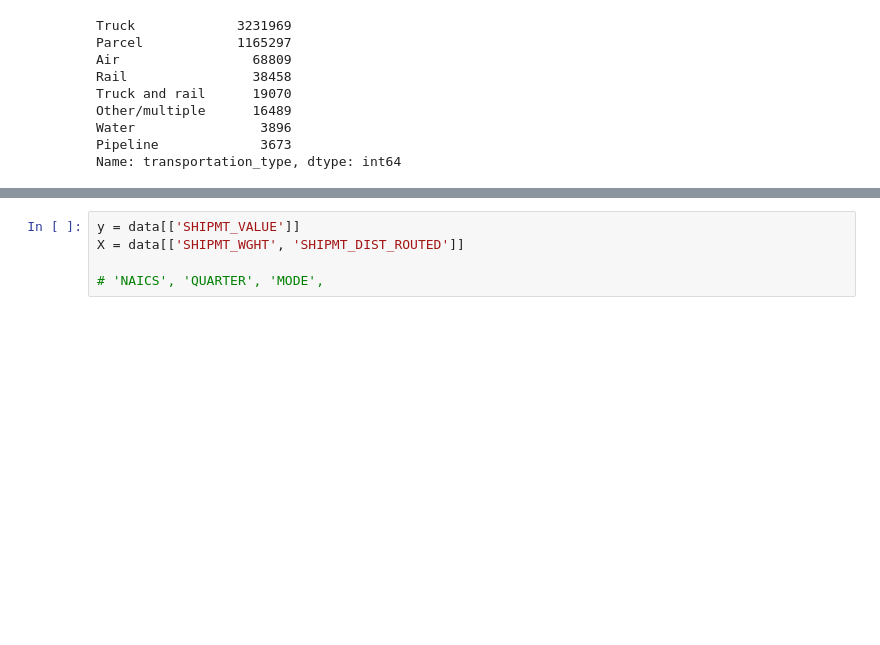
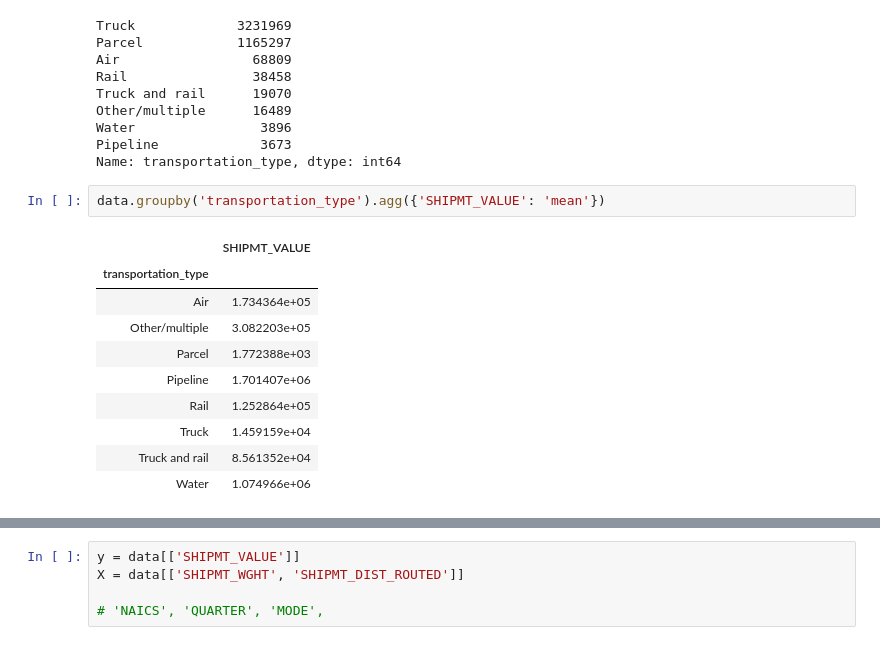
Before and after one commit to michaeleby1/commodity-flow-survey-regression, a Jupyter notebook: wip_michael.ipynb, the cells around one changed output, grey strips where cells are left out. Saved outputs shown, nothing was run; the diff lists cells and outputs as text; blank space fills up the shorter version.

```diff
--- a/wip_michael.ipynb
+++ b/wip_michael.ipynb
@@ -87,3 +105,16 @@ Other/multiple      16489
 Water                3896
 Pipeline             3673
 Name: transportation_type, dtype: int64
+# %%
+data.groupby('transportation_type').agg({'SHIPMT_VALUE': 'mean'})
+# %% [output]
+|  | SHIPMT_VALUE |
+| transportation_type |  |
+| Air | 1.734364e+05 |
+| Other/multiple | 3.082203e+05 |
+| Parcel | 1.772388e+03 |
+| Pipeline | 1.701407e+06 |
+| Rail | 1.252864e+05 |
+| Truck | 1.459159e+04 |
+| Truck and rail | 8.561352e+04 |
+| Water | 1.074966e+06 |
```
Also changed, not shown: parts of 11 cells of this notebook.
